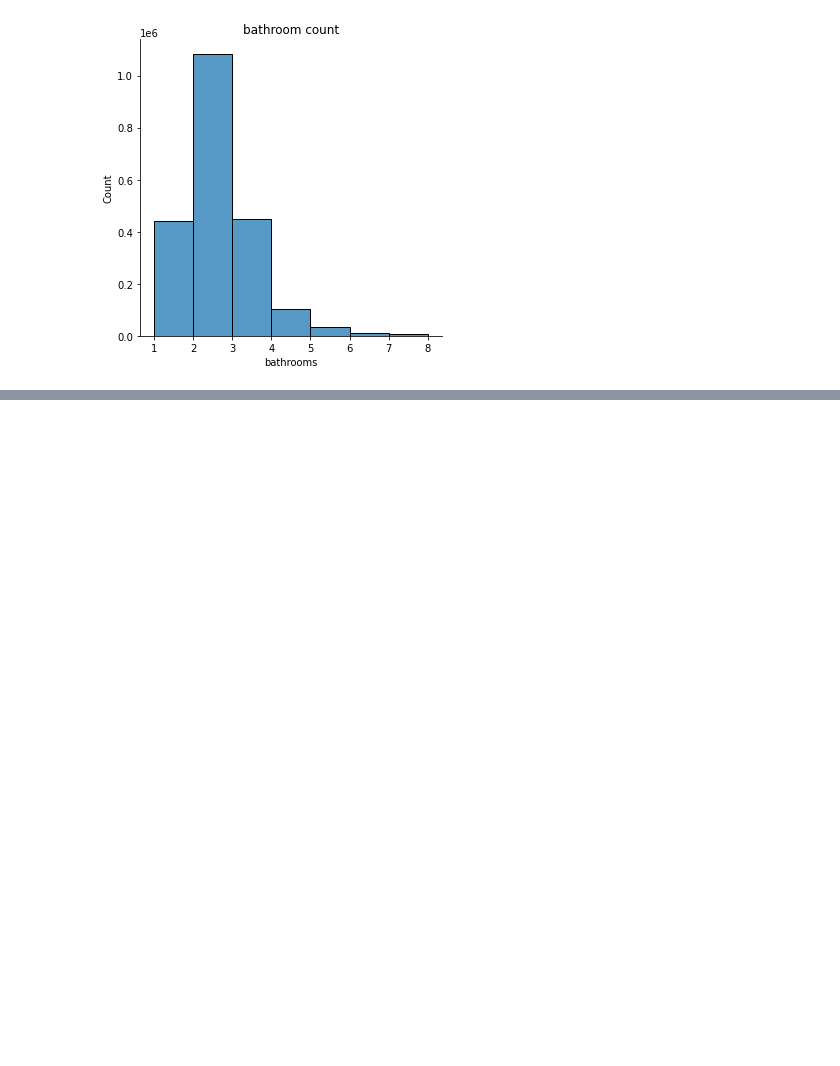
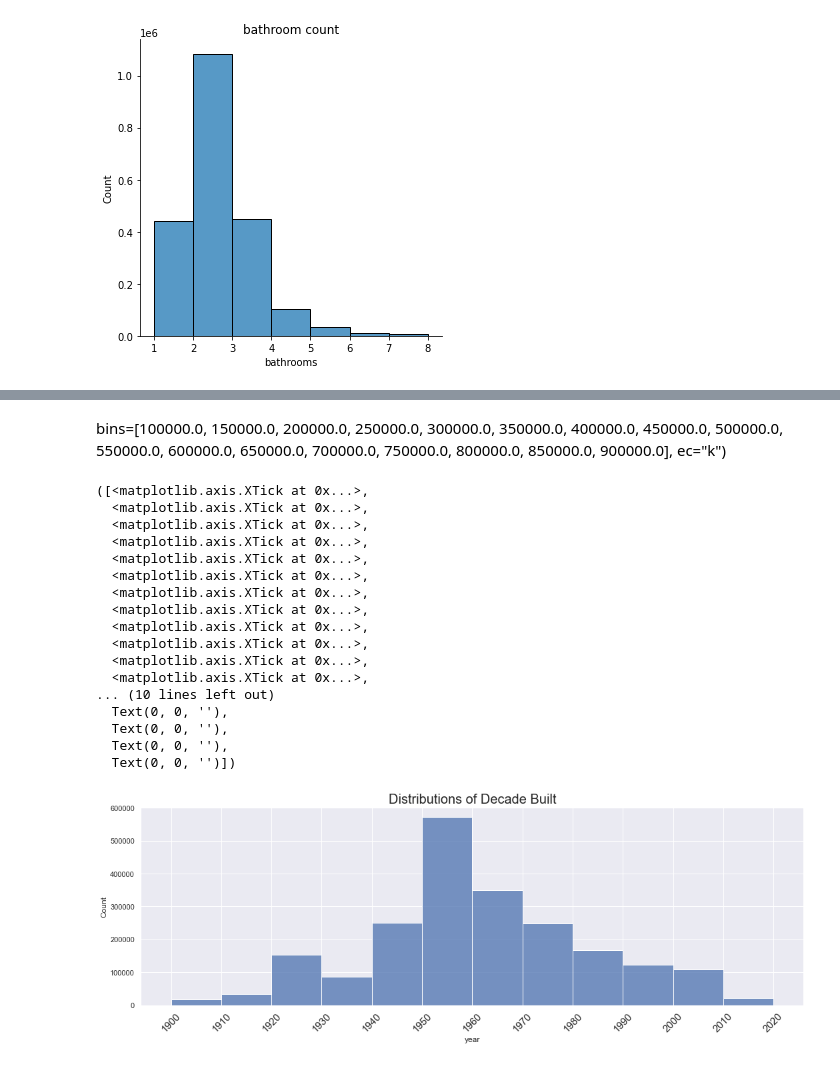
Before and after one commit to mindyshiben/regression-exercises, a Jupyter notebook: wrangle.ipynb, the cells around one changed output, grey strips where cells are left out. Saved outputs shown, nothing was run; the diff lists cells and outputs as text; code cells hidden in the pictures; blank space fills up the shorter version.

```diff
--- a/wrangle.ipynb
+++ b/wrangle.ipynb
@@ -311,0 +360,28 @@ plt.show()
+# %% [markdown]
+bins=[100000.0, 150000.0, 200000.0, 250000.0, 300000.0, 350000.0, 400000.0, 450000.0, 500000.0, 550000.0, 600000.0, 650000.0, 700000.0, 750000.0, 800000.0, 850000.0, 900000.0], ec="k")
+# %%
+my_range =list(range(1900,2030, 10))
+
+sns.set(rc={'figure.figsize':(18 , 8)})
+sns.displot(x='year', data=df, bins=my_range, height=5, aspect=3)
+plt.title('Distributions of Decade Built', fontsize= 20)
+plt.xticks(my_range, rotation=45, fontsize= 15)
+# %% [output]
+([<matplotlib.axis.XTick at 0x...>,
+  <matplotlib.axis.XTick at 0x...>,
+  <matplotlib.axis.XTick at 0x...>,
+  <matplotlib.axis.XTick at 0x...>,
+  <matplotlib.axis.XTick at 0x...>,
+  <matplotlib.axis.XTick at 0x...>,
+  <matplotlib.axis.XTick at 0x...>,
+  <matplotlib.axis.XTick at 0x...>,
+  <matplotlib.axis.XTick at 0x...>,
+  <matplotlib.axis.XTick at 0x...>,
+  <matplotlib.axis.XTick at 0x...>,
+  <matplotlib.axis.XTick at 0x...>,
+... (10 lines left out)
+  Text(0, 0, ''),
+  Text(0, 0, ''),
+  Text(0, 0, ''),
+  Text(0, 0, '')])
+[figure, added]
```
Also changed, not shown: parts of 6 cells of this notebook.
